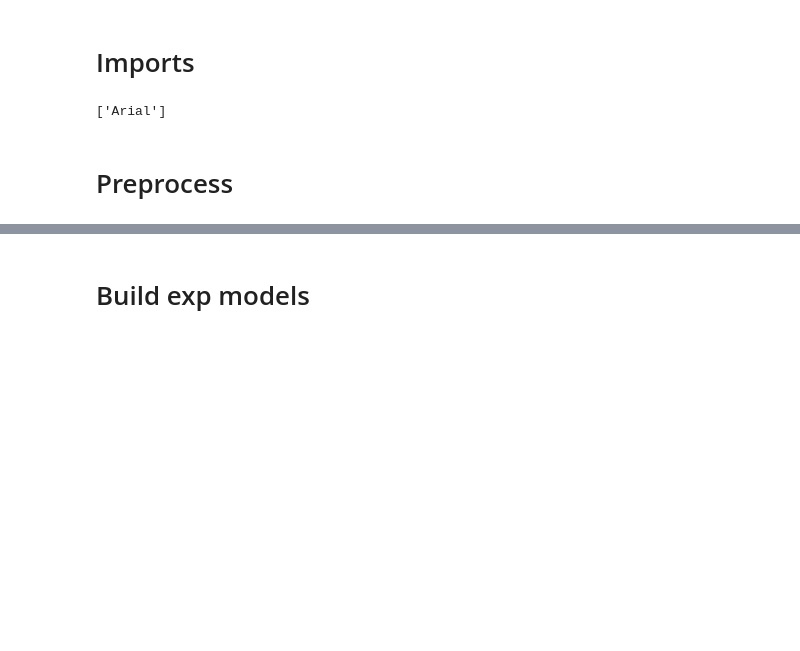
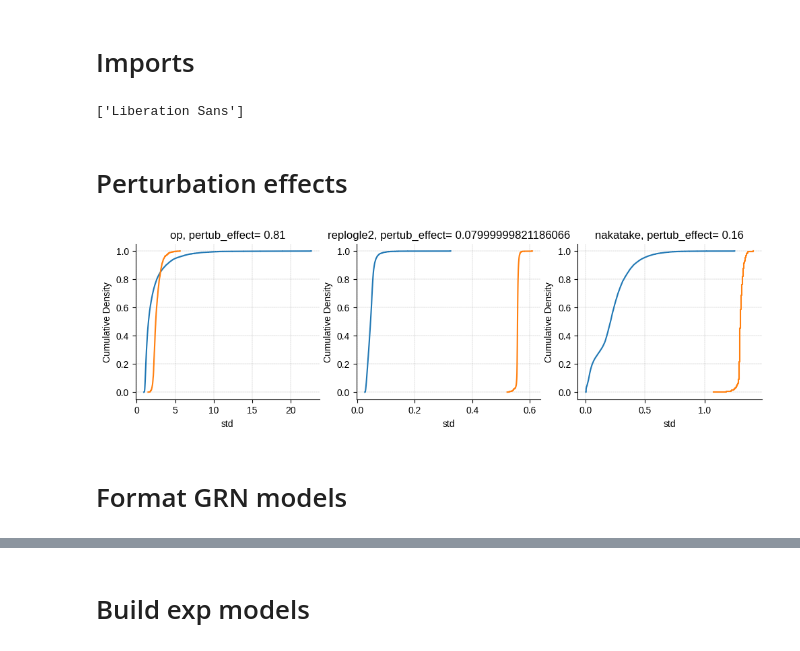
Before and after one commit to janursa/grn_benchmark, a Jupyter notebook: notebooks/explanatory_analysis.ipynb, the cells around one changed output, grey strips where cells are left out. Cells and saved outputs as stored; diff of their text form; code cells hidden in the pictures; blank space fills up the shorter version.

```diff
--- a/notebooks/explanatory_analysis.ipynb
+++ b/notebooks/explanatory_analysis.ipynb
@@ -21,26 +21,36 @@ import matplotlib
 import sys
 import requests
 import seaborn as sns
+from scipy.stats import spearmanr
+import gseapy as gp
+
+
 # from mplfonts import use_font
 
-sys.path.insert(0, '../../')
+sys.path.append('../../')
 from grn_benchmark.src.helper import surragate_names
 from task_grn_inference.src.utils.util import colors_blind
 from task_grn_inference.src.exp_analysis.helper import *
 
 
-# matplotlib.rc('font', family='serif')
-# matplotlib.rc('text', usetex='false')
+controls3 = ['Dabrafenib', 'Belinostat', 'Dimethyl Sulfoxide']
 
 task_grn_inference_dir = '../../task_grn_inference'
 results_folder = '../results_folder/'
 
-plt.rcParams['font.family'] = 'Arial'
+plt.rcParams['font.family'] = 'Liberation Sans'
 default_font = matplotlib.rcParams['font.family']
 print(default_font)
 
+def binarize_weight(weight):
+    if weight > 0:
+        return 1
+    elif weight < 0:
+        return -1
+    else:
+        return 0
 %matplotlib inline
 # %% [output]
-['Arial']
+['Liberation Sans']
-# %% [markdown]
-# Preprocess
+# %% [markdown]
+# Perturbation effects
@@ -47,3 +63,31 @@ print(default_font)
+# %%
+def plot_pertub_effect(adata, layer=None, ax=None, title=''):
+    if layer is not None:
+        adata.X = adata.layers[layer]
+    try:
+        y_true = adata.X.todense().A
+    except:
+        y_true = adata.X
+    pertub_effect = round(np.std(y_true, axis=0).mean()/np.std(y_true, axis=1).mean(), 2)
+
+    plot_cumulative_density(np.std(y_true, axis=0), ax=ax, label='std between samples', x_label='std')
+    plot_cumulative_density(np.std(y_true, axis=1), ax=ax, label='std within samples',x_label='std')
+    ax.set_title(f'{title}, pertub_effect= {pertub_effect:.2f}')
+
+fig, axes = plt.subplots(1, len(datasets), figsize=(4*len(datasets),3))
+for i, dataset in enumerate(datasets):
+    if dataset == 'op':
+        layer = 'pearson'
+    elif dataset in ['replogle2', 'nakatake']:
+        layer = None
+    else:
+        raise ValueError('define first')
+    ax = axes[i]
+    plot_pertub_effect(perturbation_dict[dataset], layer, ax, dataset)
+# %% [output]
+[figure, added]
+# %% [markdown]
+# Format GRN models
 # %%
 if False: # granie extended grn
     net = pd.read_csv(f'{task_grn_inference_dir}/resources/grn_models/peak_gene/granie_extended.csv')
```
Also changed, not shown: parts of 66 cells of this notebook, 14 other files.
